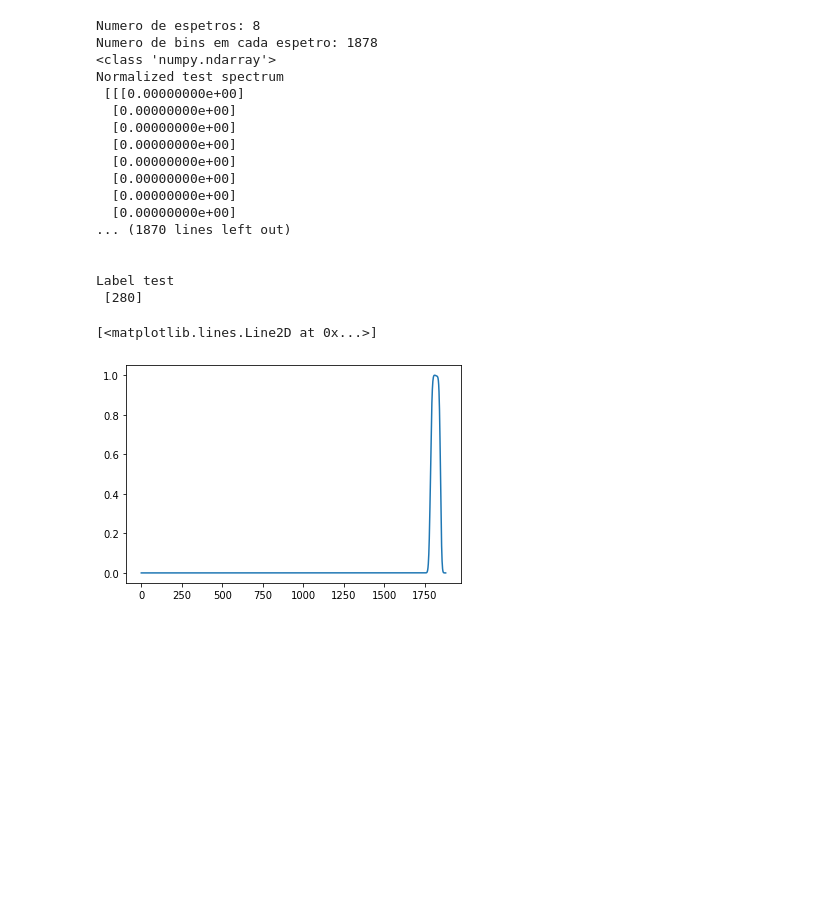
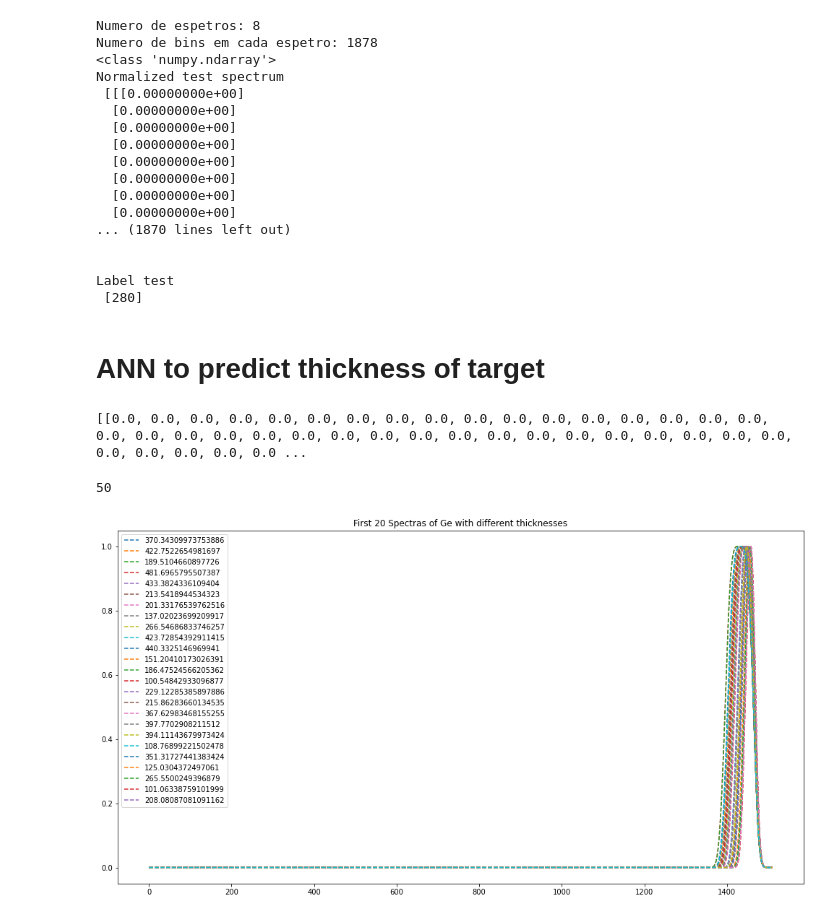
Before and after one commit to bernardombsoares/AI_Analysis_RBS_Spectra, a Jupyter notebook: rbs_ann.ipynb, the cells around one changed output. Drawn from its saved outputs; the diff is of its cells as text; code cells hidden in the pictures; blank space fills up the shorter version.

```diff
--- a/rbs_ann.ipynb
+++ b/rbs_ann.ipynb
@@ -83,8 +91,48 @@ Normalized test spectrum
 
 Label test
  [280]
-# %%
-plt.plot(np.arange(1,1879), x_test[0])
-# %% [output]
-[<matplotlib.lines.Line2D at 0x...>]
-[figure, removed]
+# %% [markdown]
+# ANN to predict thickness of target
+# %%
+with open('data.txt', 'r') as file:
+    input_string = file.read()
+lines = input_string.split('\n')
+x = []
+for line in lines:
+    values = line.split()
+    float_values = [float(value) for value in values]
+    x.append(float_values)
+del x[len(x)-1]
+
+with open('labels.txt', 'r') as file:
+    input_string = file.read()
+y = input_string.split(' ')
+y = [float(i) for i in y]
+
+print(x)
+print(y)
+# %% [output]
+[[0.0, 0.0, 0.0, 0.0, 0.0, 0.0, 0.0, 0.0, 0.0, 0.0, 0.0, 0.0, 0.0, 0.0, 0.0, 0.0, 0.0, 0.0, 0.0, 0.0, 0.0, 0.0, 0.0, 0.0, 0.0, 0.0, 0.0, 0.0, 0.0, 0.0, 0.0, 0.0, 0.0, 0.0, 0.0, 0.0, 0.0, 0.0, 0.0, 0.0 ...
+# %%
+Xx=[]
+for array in x:
+    min_val = np.min(array)
+    max_val = np.max(array)
+    normalized_array = (array - min_val) / (max_val - min_val)
+    Xx.append(normalized_array)
+
+print(len(X))
+X=np.array(Xx)
+Y=np.array(y)
+
+
+xaxis=np.arange(len(X[0]))
+fig = plt.figure(figsize =(17, 9))
+for i in range(len(Y)):
+    plt.plot(xaxis,X[i],'--')
+plt.legend(Y[:25])
+plt.title('First 20 Spectras of Ge with different thicknesses')
+plt.show()
+# %% [output]
+50
+[figure, added]
```
Also changed, not shown: parts of 19 cells of this notebook.
